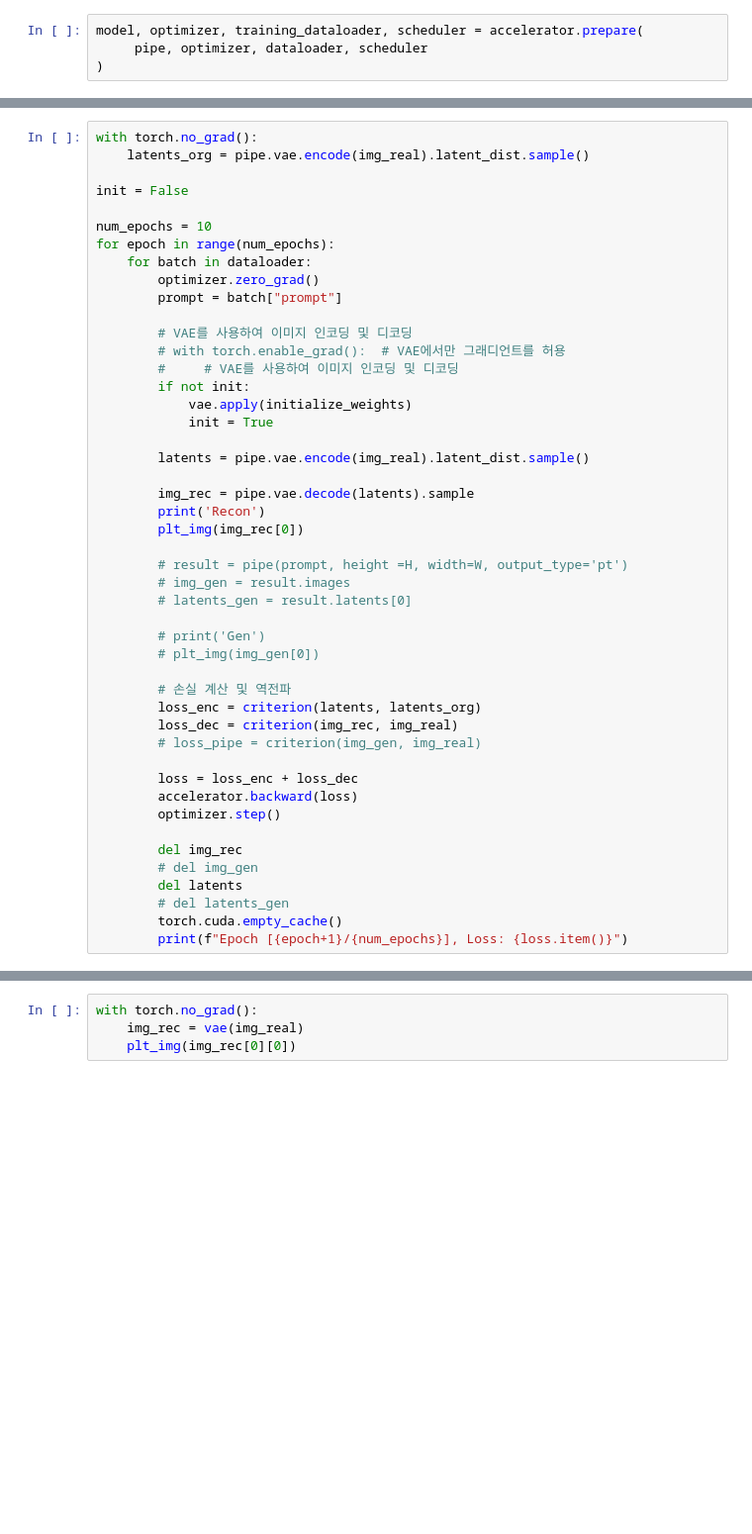
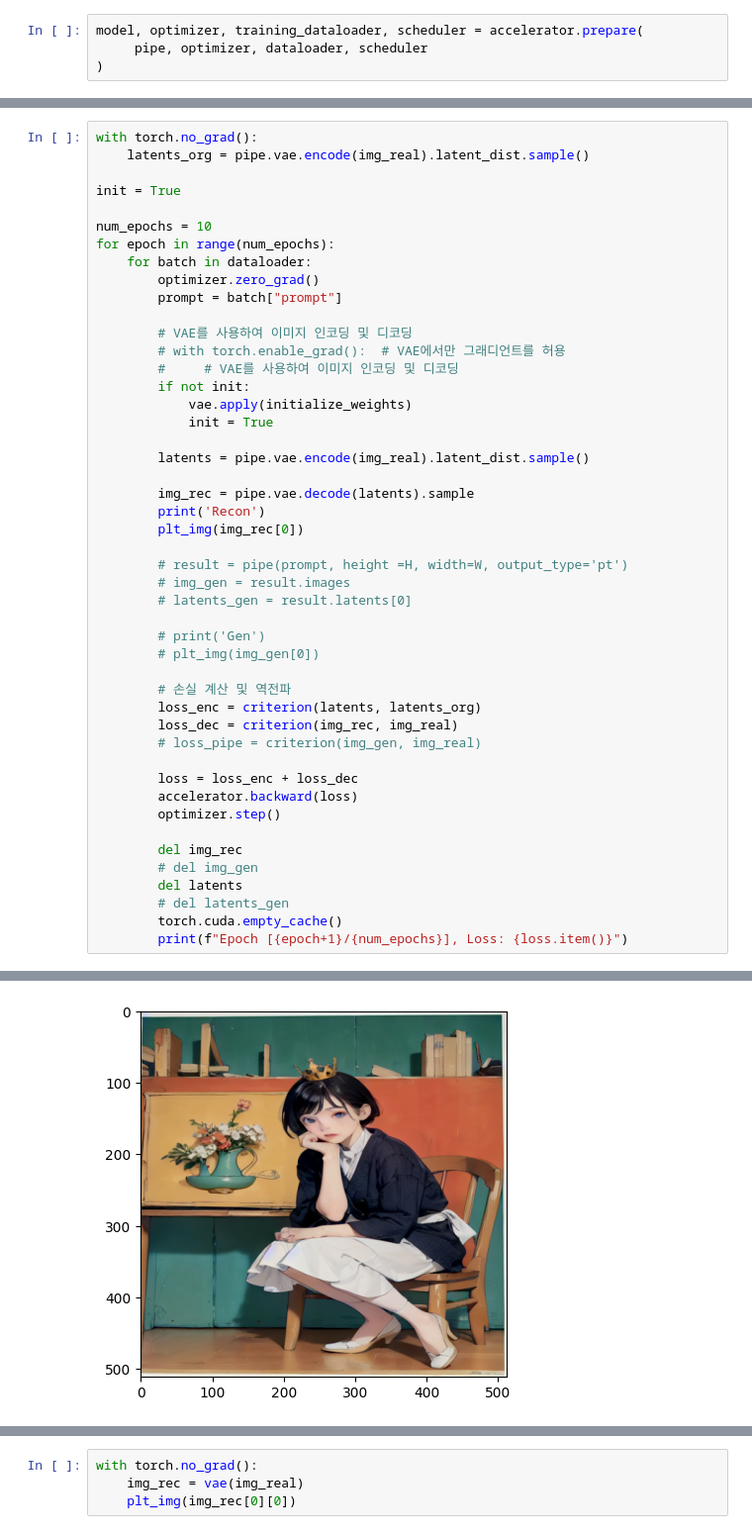
Before and after one commit to dinleo/SD-NeRF, a Jupyter notebook: main.ipynb, the cells around one changed output, grey strips where cells are left out. Shown at 99% size. Drawn from its saved outputs; the diff is of its cells as text; blank space fills up the shorter version.

```diff
--- a/main.ipynb
+++ b/main.ipynb
@@ -184,7 +126,7 @@ with torch.no_grad():
 with torch.no_grad():
     latents_org = pipe.vae.encode(img_real).latent_dist.sample()
 
-init = False
+init = True
 
 num_epochs = 10
 for epoch in range(num_epochs):
@@ -227,3 +169,4 @@ for epoch in range(num_epochs):
         # del latents_gen
         torch.cuda.empty_cache()
         print(f"Epoch [{epoch+1}/{num_epochs}], Loss: {loss.item()}")
+# %% [output]
@@ -229,0 +174 @@ for epoch in range(num_epochs):
+[figure, added]
```
Also changed, not shown: parts of 6 cells of this notebook, 14 other files.
